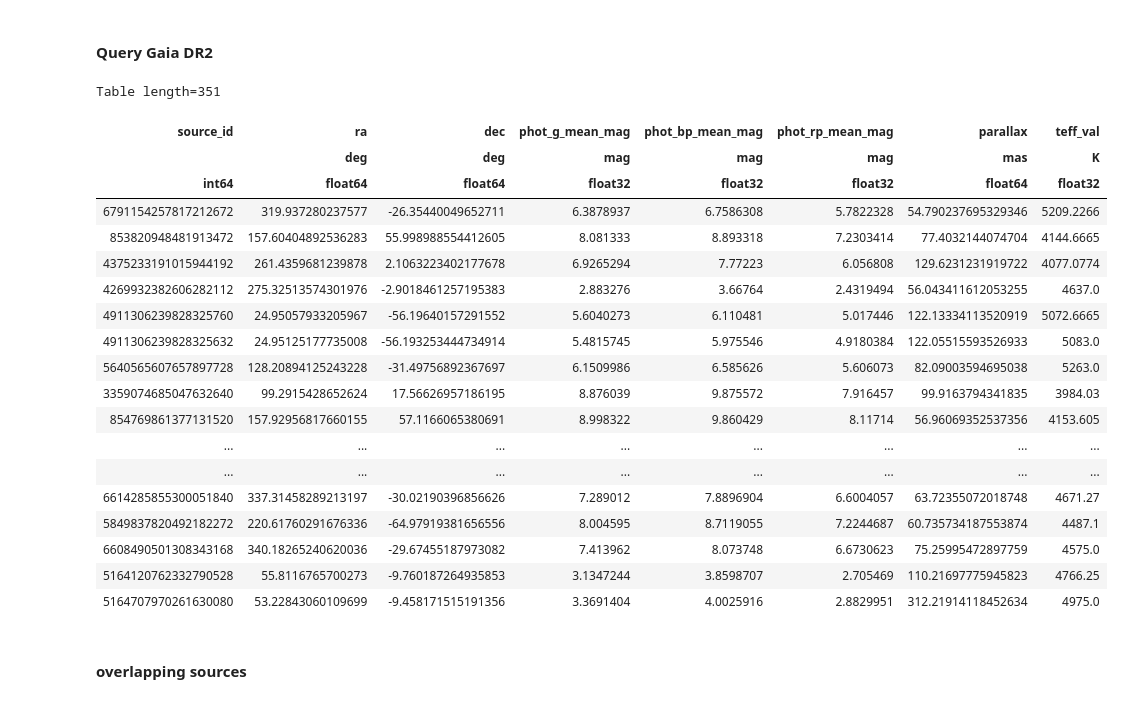
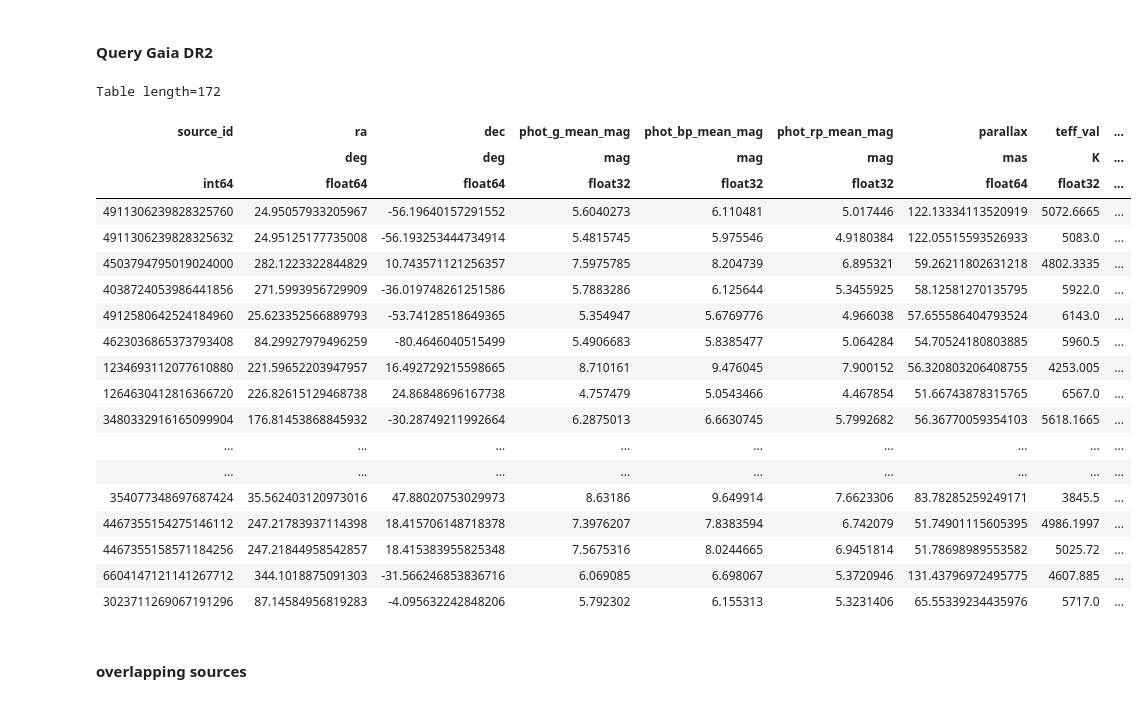
Before and after one commit to exoplanetsdk/2ES_target_selection, a Jupyter notebook: scripts/2ES_target_selection.ipynb, the cells around one changed output. Drawn from its saved outputs; the diff is of its cells as text; code cells hidden in the pictures.

```diff
--- a/scripts/2ES_target_selection.ipynb
+++ b/scripts/2ES_target_selection.ipynb
@@ -122,43 +150,57 @@ Table length=408
 # %%
 # Define the ADQL query
 
+# query = """
+# SELECT source_id, ra, dec, phot_g_mean_mag, phot_bp_mean_mag, phot_rp_mean_mag, parallax, teff_val
+# FROM gaiadr2.gaia_source
+# WHERE phot_g_mean_mag < 9
+#   AND dec BETWEEN -90 AND 60
+#   AND parallax >= 50
+#   AND (duplicated_source = 'false' OR duplicated_source IS NULL)
+#   AND (phot_bp_mean_mag - phot_rp_mean_mag) BETWEEN 0.5 AND 2.0
+# """
+
 query = """
-SELECT source_id, ra, dec, phot_g_mean_mag, phot_bp_mean_mag, phot_rp_mean_mag, parallax, teff_val
-FROM gaiadr2.gaia_source
-WHERE phot_g_mean_mag < 9
-  AND dec BETWEEN -90 AND 60
-  AND parallax >= 50
-  AND (duplicated_source = 'false' OR duplicated_source IS NULL)
-  AND (phot_bp_mean_mag - phot_rp_mean_mag) BETWEEN 0.5 AND 2.0
+SELECT gs.source_id, gs.ra, gs.dec, gs.phot_g_mean_mag, gs.phot_bp_mean_mag, gs.phot_rp_mean_mag, gs.parallax, gs.teff_val, ap.mass_flame
+FROM gaiadr2.gaia_source AS gs
+JOIN gaiadr3.astrophysical_parameters AS ap ON gs.source_id = ap.source_id
+WHERE gs.phot_g_mean_mag < 9
+  AND gs.dec BETWEEN -90 AND 60
+  AND gs.parallax >= 50
+  AND (gs.duplicated_source = 'false' OR gs.duplicated_source IS NULL)
+  AND (gs.phot_bp_mean_mag - gs.phot_rp_mean_mag) BETWEEN 0.5 AND 2.0
+  AND ap.mass_flame IS NOT NULL
 """
+
+# note: adding the last constrint "ap.mass_flame IS NOT NULL" decreases the number of results from 325 to 172
 
 # Execute the query
 job = Gaia.launch_job(query)
 query_dr2 = job.get_results()
 
 # Print the results
 query_dr2
 # %% [output]
-Table length=351
+Table length=172
-| source_id | ra | dec | phot_g_mean_mag | phot_bp_mean_mag | phot_rp_mean_mag | parallax | teff_val |
-|  | deg | deg | mag | mag | mag | mas | K |
-| int64 | float64 | float64 | float32 | float32 | float32 | float64 | float32 |
-| 6791154257817212672 | 319.937280237577 | -26.35440049652711 | 6.3878937 | 6.7586308 | 5.7822328 | 54.790237695329346 | 5209.2266 |
-| 853820948481913472 | 157.60404892536283 | 55.998988554412605 | 8.081333 | 8.893318 | 7.2303414 | 77.4032144074704 | 4144.6665 |
-| 4375233191015944192 | 261.4359681239878 | 2.1063223402177678 | 6.9265294 | 7.77223 | 6.056808 | 129.6231231919722 | 4077.0774 |
-| 4269932382606282112 | 275.32513574301976 | -2.9018461257195383 | 2.883276 | 3.66764 | 2.4319494 | 56.043411612053255 | 4637.0 |
-| 4911306239828325760 | 24.95057933205967 | -56.19640157291552 | 5.6040273 | 6.110481 | 5.017446 | 122.13334113520919 | 5072.6665 |
-| 4911306239828325632 | 24.95125177735008 | -56.193253444734914 | 5.4815745 | 5.975546 | 4.9180384 | 122.05515593526933 | 5083.0 |
-| 5640565607657897728 | 128.20894125243228 | -31.49756892367697 | 6.1509986 | 6.585626 | 5.606073 | 82.09003594695038 | 5263.0 |
-| 3359074685047632640 | 99.2915428652624 | 17.56626957186195 | 8.876039 | 9.875572 | 7.916457 | 99.9163794341835 | 3984.03 |
-| 854769861377131520 | 157.92956817660155 | 57.1166065380691 | 8.998322 | 9.860429 | 8.11714 | 56.96069352537356 | 4153.605 |
-| ... | ... | ... | ... | ... | ... | ... | ... |
-| ... | ... | ... | ... | ... | ... | ... | ... |
-| 6614285855300051840 | 337.31458289213197 | -30.02190396856626 | 7.289012 | 7.8896904 | 6.6004057 | 63.72355072018748 | 4671.27 |
-| 5849837820492182272 | 220.61760291676336 | -64.97919381656556 | 8.004595 | 8.7119055 | 7.2244687 | 60.735734187553874 | 4487.1 |
-| 6608490501308343168 | 340.18265240620036 | -29.67455187973082 | 7.413962 | 8.073748 | 6.6730623 | 75.25995472897759 | 4575.0 |
-| 5164120762332790528 | 55.8116765700273 | -9.760187264935853 | 3.1347244 | 3.8598707 | 2.705469 | 110.21697775945823 | 4766.25 |
-| 5164707970261630080 | 53.22843060109699 | -9.458171515191356 | 3.3691404 | 4.0025916 | 2.8829951 | 312.21914118452634 | 4975.0 |
+| source_id | ra | dec | phot_g_mean_mag | phot_bp_mean_mag | phot_rp_mean_mag | parallax | teff_val | ... |
+|  | deg | deg | mag | mag | mag | mas | K | ... |
+| int64 | float64 | float64 | float32 | float32 | float32 | float64 | float32 | ... |
+| 4911306239828325760 | 24.95057933205967 | -56.19640157291552 | 5.6040273 | 6.110481 | 5.017446 | 122.13334113520919 | 5072.6665 | ... |
+| 4911306239828325632 | 24.95125177735008 | -56.193253444734914 | 5.4815745 | 5.975546 | 4.9180384 | 122.05515593526933 | 5083.0 | ... |
+| 4503794795019024000 | 282.1223322844829 | 10.743571121256357 | 7.5975785 | 8.204739 | 6.895321 | 59.26211802631218 | 4802.3335 | ... |
+| 4038724053986441856 | 271.5993956729909 | -36.019748261251586 | 5.7883286 | 6.125644 | 5.3455925 | 58.12581270135795 | 5922.0 | ... |
+| 4912580642524184960 | 25.623352566889793 | -53.74128518649365 | 5.354947 | 5.6769776 | 4.966038 | 57.655586404793524 | 6143.0 | ... |
+| 4623036865373793408 | 84.29927979496259 | -80.4646040515499 | 5.4906683 | 5.8385477 | 5.064284 | 54.70524180803885 | 5960.5 | ... |
+| 1234693112077610880 | 221.59652203947957 | 16.492729215598665 | 8.710161 | 9.476045 | 7.900152 | 56.320803206408755 | 4253.005 | ... |
+| 1264630412816366720 | 226.82615129468738 | 24.86848696167738 | 4.757479 | 5.0543466 | 4.467854 | 51.66743878315765 | 6567.0 | ... |
+| 3480332916165099904 | 176.81453868845932 | -30.28749211992664 | 6.2875013 | 6.6630745 | 5.7992682 | 56.36770059354103 | 5618.1665 | ... |
+| ... | ... | ... | ... | ... | ... | ... | ... | ... |
+| ... | ... | ... | ... | ... | ... | ... | ... | ... |
+| 354077348697687424 | 35.562403120973016 | 47.88020753029973 | 8.63186 | 9.649914 | 7.6623306 | 83.78285259249171 | 3845.5 | ... |
+| 4467355154275146112 | 247.21783937114398 | 18.415706148718378 | 7.3976207 | 7.8383594 | 6.742079 | 51.74901115605395 | 4986.1997 | ... |
+| 4467355158571184256 | 247.21844958542857 | 18.415383955825348 | 7.5675316 | 8.0244665 | 6.9451814 | 51.78698989553582 | 5025.72 | ... |
+| 6604147121141267712 | 344.1018875091303 | -31.566246853836716 | 6.069085 | 6.698067 | 5.3720946 | 131.43796972495775 | 4607.885 | ... |
+| 3023711269067191296 | 87.14584956819283 | -4.095632242848206 | 5.792302 | 6.155313 | 5.3231406 | 65.55339234435976 | 5717.0 | ... |
 # %% [markdown]
 #### overlapping sources
 # %% [markdown]
```
Also changed, not shown: parts of 16 cells of this notebook, 9 other files.
